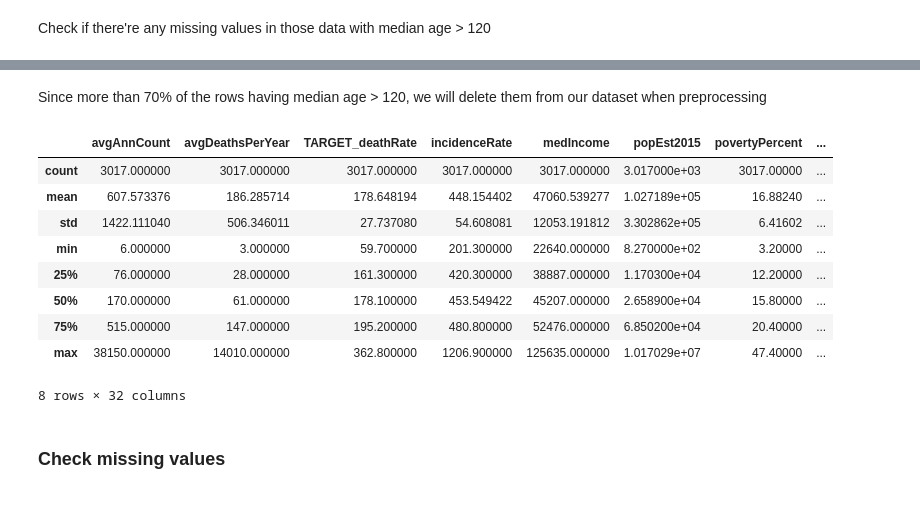
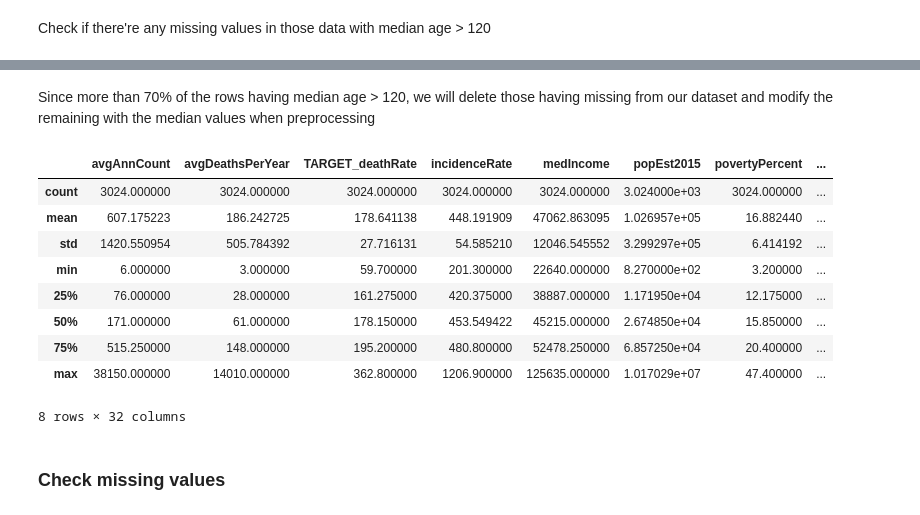
Before and after one commit to toan-ly/CS-5137-Deep-Learning, a Jupyter notebook: homework1/src/eda.ipynb, the cells around one changed output, grey strips where cells are left out. Cells and saved outputs as stored; diff of their text form; code cells hidden in the pictures.

```diff
--- a/homework1/src/eda.ipynb
+++ b/homework1/src/eda.ipynb
@@ -160,20 +160,21 @@ TARGET_deathRate            0
 BirthRate                   0
 dtype: int64
 # %% [markdown]
-Since more than 70% of the rows having median age > 120, we will delete them from our dataset when preprocessing
+Since more than 70% of the rows having median age > 120, we will delete those having missing from our dataset and modify the remaining with the median values when preprocessing
 # %%
-df = df[~(df['MedianAge'] > 120)].copy()
+df = df[~((df['MedianAge'] > 120) & df.isnull().any(axis=1))].copy()
+df.loc[df['MedianAge'] > 120, 'MedianAge'] = df['MedianAge'].median()
 df.describe()
 # %% [output]
 |  | avgAnnCount | avgDeathsPerYear | TARGET_deathRate | incidenceRate | medIncome | popEst2015 | povertyPercent | ... |
-| count | 3017.000000 | 3017.000000 | 3017.000000 | 3017.000000 | 3017.000000 | 3.017000e+03 | 3017.00000 | ... |
-| mean | 607.573376 | 186.285714 | 178.648194 | 448.154402 | 47060.539277 | 1.027189e+05 | 16.88240 | ... |
-| std | 1422.111040 | 506.346011 | 27.737080 | 54.608081 | 12053.191812 | 3.302862e+05 | 6.41602 | ... |
-| min | 6.000000 | 3.000000 | 59.700000 | 201.300000 | 22640.000000 | 8.270000e+02 | 3.20000 | ... |
-| 25% | 76.000000 | 28.000000 | 161.300000 | 420.300000 | 38887.000000 | 1.170300e+04 | 12.20000 | ... |
-| 50% | 170.000000 | 61.000000 | 178.100000 | 453.549422 | 45207.000000 | 2.658900e+04 | 15.80000 | ... |
-| 75% | 515.000000 | 147.000000 | 195.200000 | 480.800000 | 52476.000000 | 6.850200e+04 | 20.40000 | ... |
-| max | 38150.000000 | 14010.000000 | 362.800000 | 1206.900000 | 125635.000000 | 1.017029e+07 | 47.40000 | ... |
+| count | 3024.000000 | 3024.000000 | 3024.000000 | 3024.000000 | 3024.000000 | 3.024000e+03 | 3024.000000 | ... |
+| mean | 607.175223 | 186.242725 | 178.641138 | 448.191909 | 47062.863095 | 1.026957e+05 | 16.882440 | ... |
+| std | 1420.550954 | 505.784392 | 27.716131 | 54.585210 | 12046.545552 | 3.299297e+05 | 6.414192 | ... |
+| min | 6.000000 | 3.000000 | 59.700000 | 201.300000 | 22640.000000 | 8.270000e+02 | 3.200000 | ... |
+| 25% | 76.000000 | 28.000000 | 161.275000 | 420.375000 | 38887.000000 | 1.171950e+04 | 12.175000 | ... |
+| 50% | 171.000000 | 61.000000 | 178.150000 | 453.549422 | 45215.000000 | 2.674850e+04 | 15.850000 | ... |
+| 75% | 515.250000 | 148.000000 | 195.200000 | 480.800000 | 52478.250000 | 6.857250e+04 | 20.400000 | ... |
+| max | 38150.000000 | 14010.000000 | 362.800000 | 1206.900000 | 125635.000000 | 1.017029e+07 | 47.400000 | ... |
 8 rows × 32 columns
 # %% [markdown]
 ### Check missing values
```
Also changed, not shown: parts of 7 cells of this notebook, 22 other files.
